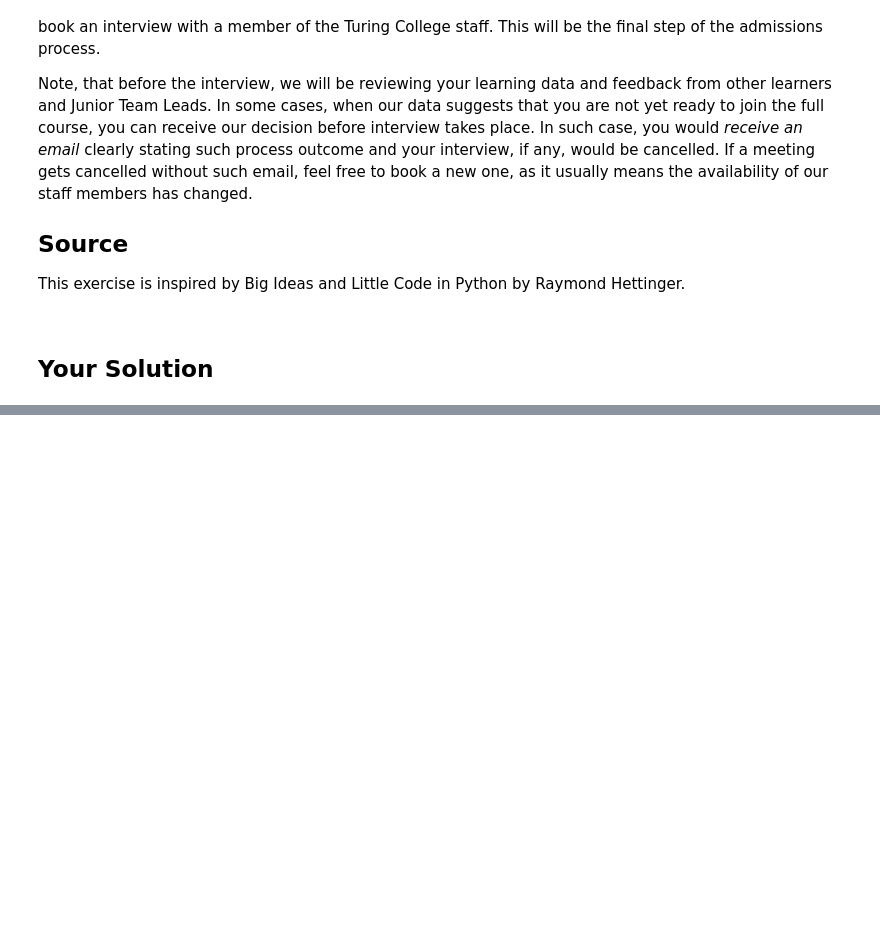
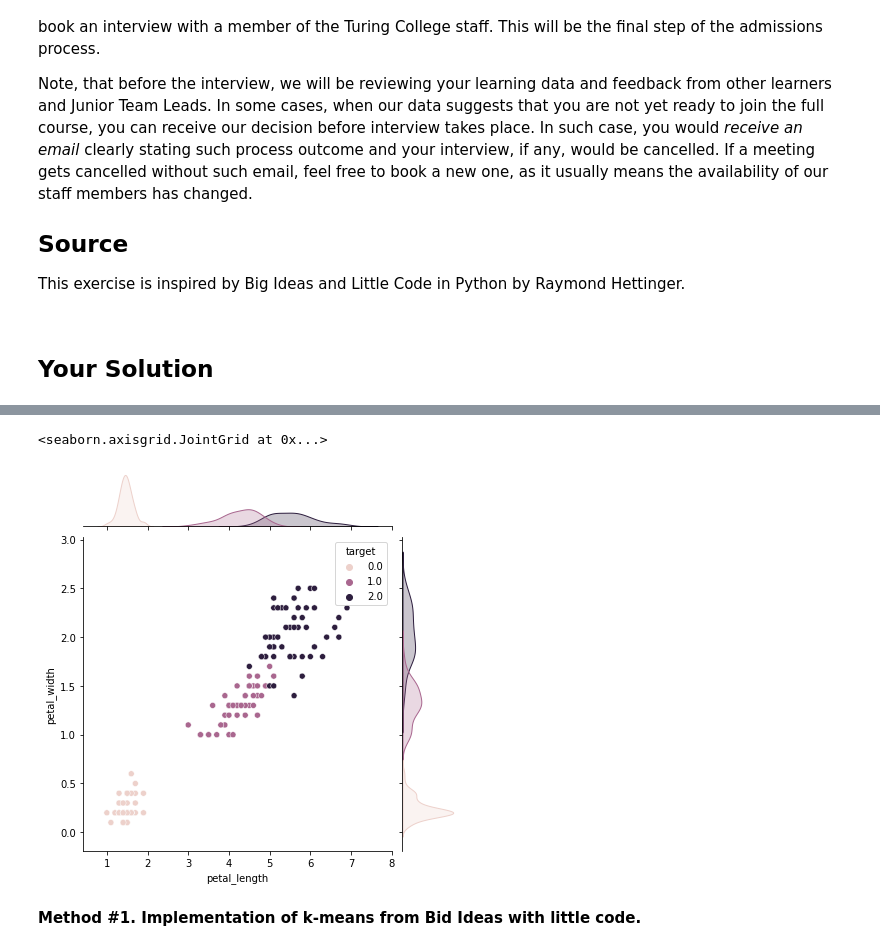
Before and after one commit to ArtemStet/ArtemStet, a Jupyter notebook: DWPP.1.ipynb, the cells around one changed output, grey strips where cells are left out. Saved outputs shown, nothing was run; the diff lists cells and outputs as text; code cells hidden in the pictures; blank space fills up the shorter version.

```diff
--- a/DWPP.1.ipynb
+++ b/DWPP.1.ipynb
@@ -156,0 +167,7 @@ Index(['sepal length (cm)', 'sepal width (cm)', 'petal length (cm)',
+# %%
+sns.jointplot(x="petal_length", y="petal_width", data=df, hue='target')
+# %% [output]
+<seaborn.axisgrid.JointGrid at 0x...>
+[figure, added]
+# %% [markdown]
+**Method #1. Implementation of k-means from Bid Ideas with little code.**
```
Also changed, not shown: parts of 21 cells of this notebook.
